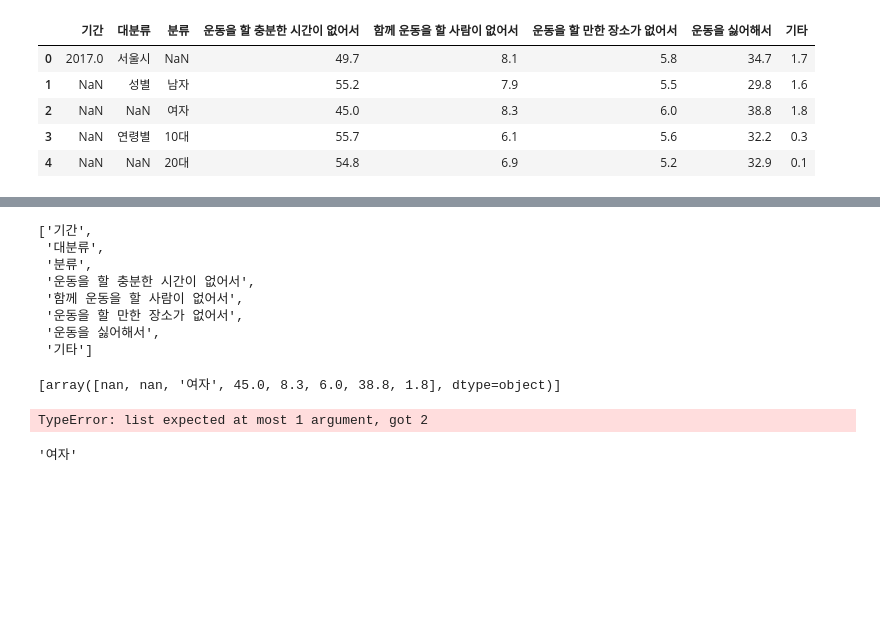
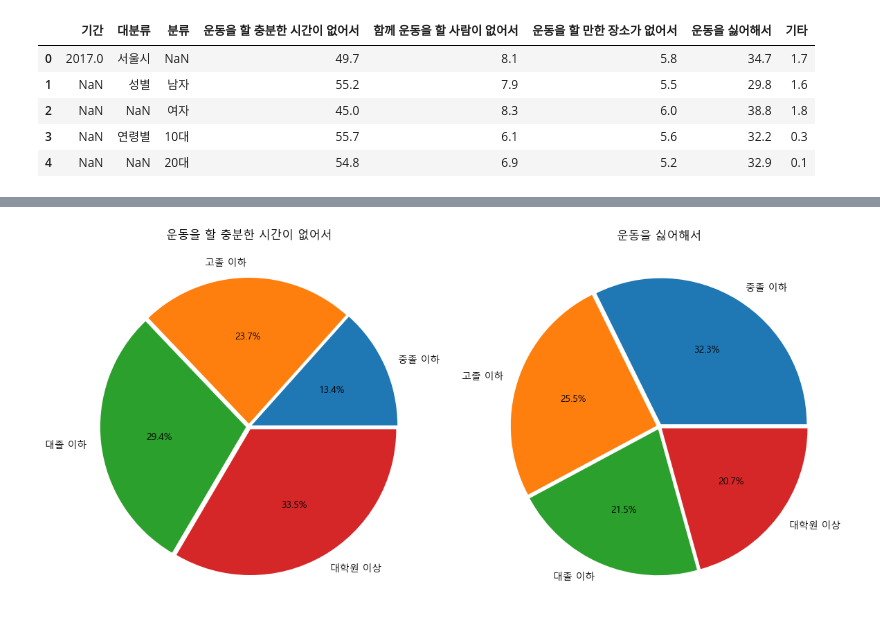
Before and after one commit to EverJoyyyL20/sesac_data_analysis_workspace, a Jupyter notebook: practice_notexcel.ipynb, the cells around one changed output, grey strips where cells are left out. Cells and saved outputs as stored; diff of their text form; code cells hidden in the pictures; blank space fills up the shorter version.

```diff
--- a/practice_notexcel.ipynb
+++ b/practice_notexcel.ipynb
@@ -54,25 +213,2 @@ woman_col=list(df[2:3].columns)
 # %%
-woman_val=list(df[2:3].values)
+edu=list(df['분류'][9:13].values)
-# %%
-woman_col
-# %% [output]
-['기간',
- '대분류',
- '분류',
- '운동을 할 충분한 시간이 없어서',
- '함께 운동을 할 사람이 없어서',
- '운동을 할 만한 장소가 없어서',
- '운동을 싫어해서',
- '기타']
-# %%
-woman_val
-# %% [output]
-[array([nan, nan, '여자', 45.0, 8.3, 6.0, 38.8, 1.8], dtype=object)]
-# %%
-w_m=list(man_val[0][2],woman_val[0][2])
-# %% [output]
-TypeError: list expected at most 1 argument, got 2
-# %%
-woman_val[0][2]
-# %% [output]
-'여자'
@@ -80,0 +215,20 @@ df_man_woman=pd.Series(result,
+# %%
+df_notime=list(df['운동을 할 충분한 시간이 없어서'][9:13])
+# %%
+df_ex_hate=list(df['운동을 싫어해서'][9:13])
+# %%
+import matplotlib.pyplot as plt
+explode = [0.02, 0.02,0.02,0.02]
+plt.figure(figsize=(12,8))
+plt.subplot(1,2,1)
+plt.title('운동을 할 충분한 시간이 없어서')
+plt.pie(df_notime,labels=edu,explode=explode,autopct="%.1f%%")
+
+explode = [0.02, 0.02,0.02,0.02]
+plt.subplot(1,2,2)
+plt.title('운동을 싫어해서')
+plt.pie(df_ex_hate,labels=edu,explode=explode,autopct="%.1f%%")
+plt.tight_layout()
+plt.show()
+# %% [output]
+[figure, added]
```
Also changed, not shown: parts of 30 cells of this notebook.
